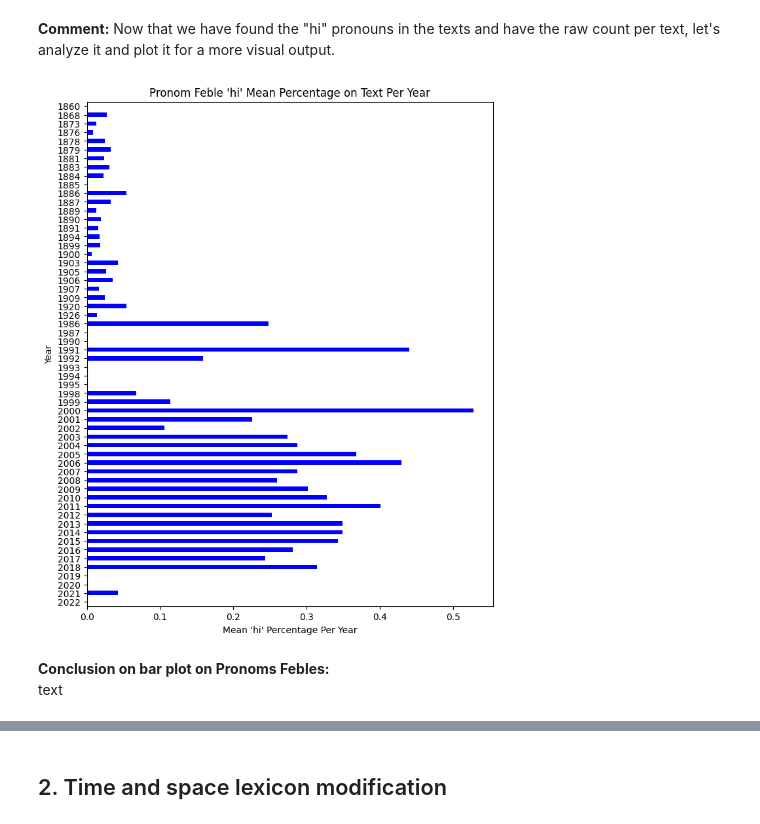
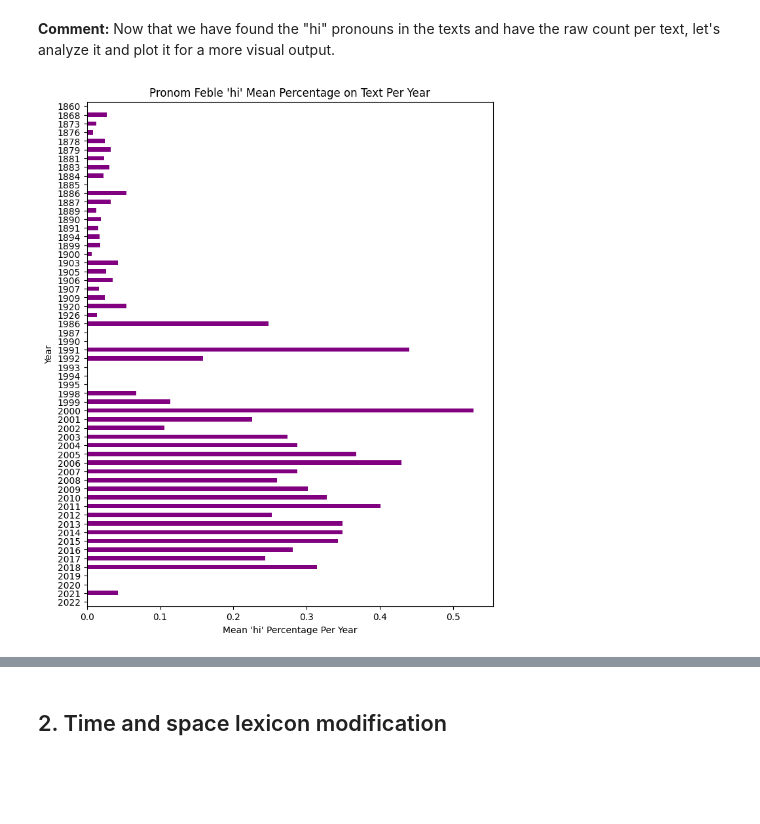
Before and after one commit to Data-Science-for-Linguists-2025/Linguistic-Markers-Catalan-Substitution, a Jupyter notebook: Analysis-1-LowLevel.ipynb, the cells around one changed output, grey strips where cells are left out. Saved outputs shown, nothing was run; the diff lists cells and outputs as text; code cells hidden in the pictures; blank space fills up the shorter version.

Commit message:
started statistical tests and fixed plots

```diff
--- a/Analysis-1-LowLevel.ipynb
+++ b/Analysis-1-LowLevel.ipynb
@@ -159,19 +162,16 @@ tokscomplete_df["hi_percent"] = tokscomplete_df.apply(
 # %%
 # plotting the "hi" distribution per year
 # grouping by year
 # getting average hi percentage per text per year
 hi_grouped = tokscomplete_df.groupby("Year")["hi_percent"].mean()
 
 plt.figure(figsize=(8, 10))
-hi_grouped.plot(kind="barh", color="blue")
+hi_grouped.plot(kind="barh", color="purple")
 plt.xlabel("Mean 'hi' Percentage Per Year")
 plt.ylabel("Year")
 plt.title("Pronom Feble 'hi' Mean Percentage on Text Per Year")
 plt.gca().invert_yaxis()  # inverting axis so it is from oldest to most recent
 plt.show()
 # %% [output]
-[figure, old version]
+[figure, new version]
-# %% [markdown]
-**Conclusion on bar plot on Pronoms Febles:**\
-text
 # %%
```
Also changed, not shown: parts of 22 cells of this notebook.
